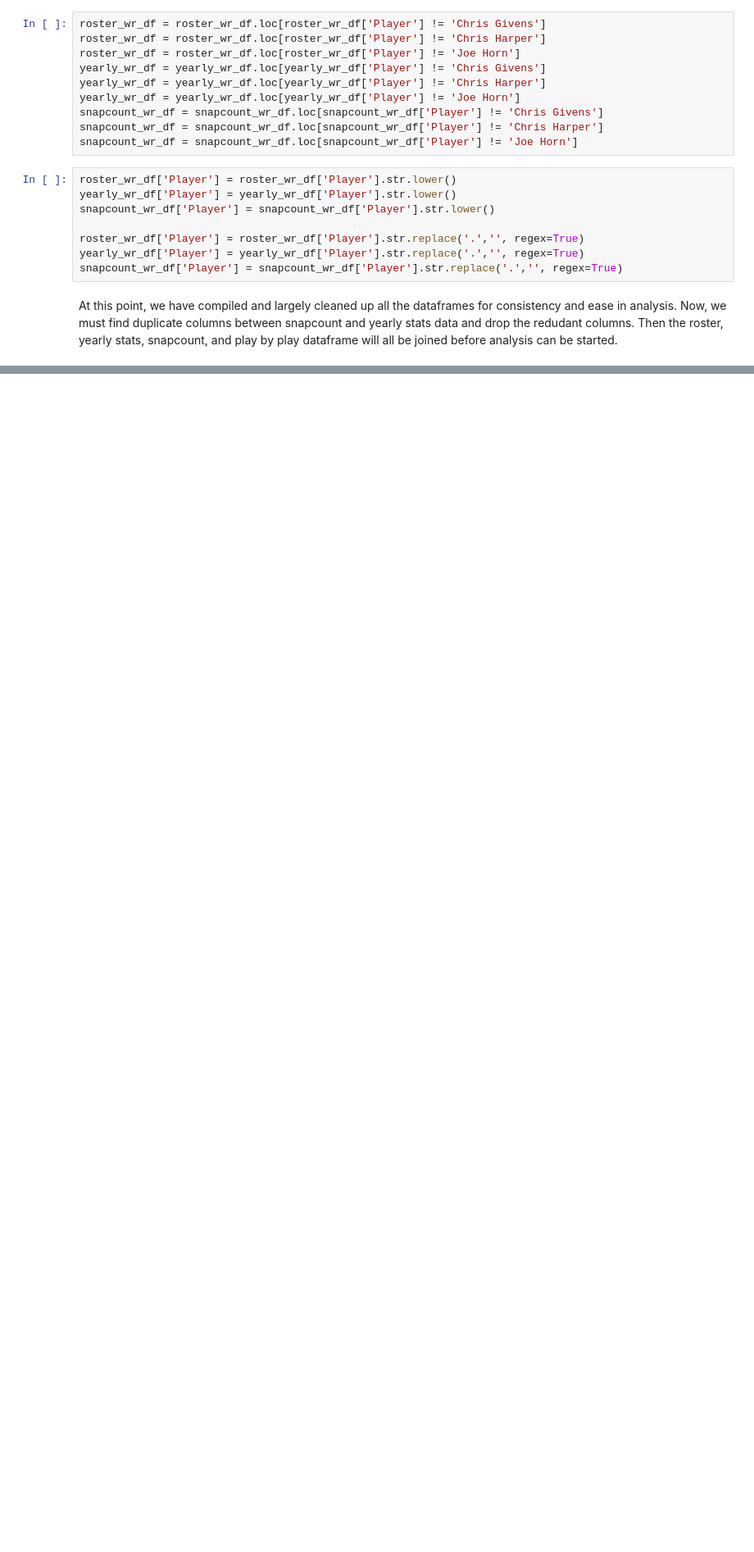
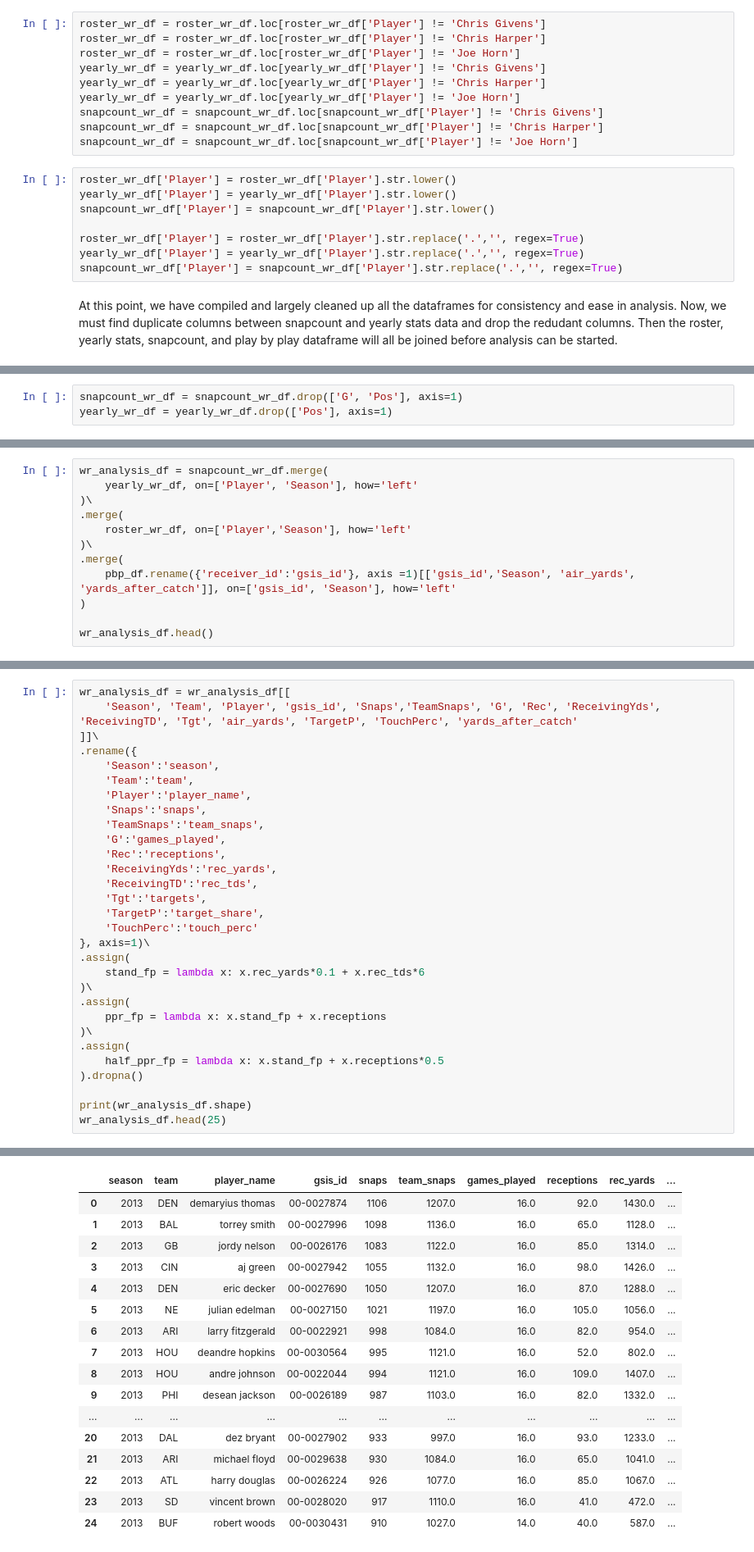
Before and after one commit to kumajimmy/fantasy_footballl_22, a Jupyter notebook: regression_analysis_WR_2022.ipynb, the cells around one changed output, grey strips where cells are left out. Shown at 82% size. Drawn from its saved outputs; the diff is of its cells as text; blank space fills up the shorter version.

```diff
--- a/regression_analysis_WR_2022.ipynb
+++ b/regression_analysis_WR_2022.ipynb
@@ -178,0 +194,3 @@ At this point, we have compiled and largely cleaned up all the dataframes for co
+# %%
+snapcount_wr_df = snapcount_wr_df.drop(['G', 'Pos'], axis=1)
+yearly_wr_df = yearly_wr_df.drop(['Pos'], axis=1)
@@ -178,0 +207,12 @@ At this point, we have compiled and largely cleaned up all the dataframes for co
+# %%
+wr_analysis_df = snapcount_wr_df.merge(
+    yearly_wr_df, on=['Player', 'Season'], how='left'
+)\
+.merge(
+    roster_wr_df, on=['Player','Season'], how='left'
+)\
+.merge(
+    pbp_df.rename({'receiver_id':'gsis_id'}, axis =1)[['gsis_id','Season', 'air_yards', 'yards_after_catch']], on=['gsis_id', 'Season'], how='left'
+)
+
+wr_analysis_df.head()
@@ -178,0 +234,31 @@ At this point, we have compiled and largely cleaned up all the dataframes for co
+# %%
+wr_analysis_df = wr_analysis_df[[
+    'Season', 'Team', 'Player', 'gsis_id', 'Snaps','TeamSnaps', 'G', 'Rec', 'ReceivingYds', 'ReceivingTD', 'Tgt', 'air_yards', 'TargetP', 'TouchPerc', 'yards_after_catch'
+]]\
+.rename({
+    'Season':'season',
+    'Team':'team',
+    'Player':'player_name',
+    'Snaps':'snaps',
+    'TeamSnaps':'team_snaps',
+    'G':'games_played',
+    'Rec':'receptions',
+    'ReceivingYds':'rec_yards',
+    'ReceivingTD':'rec_tds',
+    'Tgt':'targets',
+    'TargetP':'target_share',
+    'TouchPerc':'touch_perc'
+}, axis=1)\
+.assign(
+    stand_fp = lambda x: x.rec_yards*0.1 + x.rec_tds*6
+)\
+.assign(
+    ppr_fp = lambda x: x.stand_fp + x.receptions
+)\
+.assign(
+    half_ppr_fp = lambda x: x.stand_fp + x.receptions*0.5
+).dropna()
+
+print(wr_analysis_df.shape)
+wr_analysis_df.head(25)
+# %% [output]
@@ -178,0 +266,17 @@ At this point, we have compiled and largely cleaned up all the dataframes for co
+|  | season | team | player_name | gsis_id | snaps | team_snaps | games_played | receptions | rec_yards | ... |
+| 0 | 2013 | DEN | demaryius thomas | 00-0027874 | 1106 | 1207.0 | 16.0 | 92.0 | 1430.0 | ... |
+| 1 | 2013 | BAL | torrey smith | 00-0027996 | 1098 | 1136.0 | 16.0 | 65.0 | 1128.0 | ... |
+| 2 | 2013 | GB | jordy nelson | 00-0026176 | 1083 | 1122.0 | 16.0 | 85.0 | 1314.0 | ... |
+| 3 | 2013 | CIN | aj green | 00-0027942 | 1055 | 1132.0 | 16.0 | 98.0 | 1426.0 | ... |
+| 4 | 2013 | DEN | eric decker | 00-0027690 | 1050 | 1207.0 | 16.0 | 87.0 | 1288.0 | ... |
+| 5 | 2013 | NE | julian edelman | 00-0027150 | 1021 | 1197.0 | 16.0 | 105.0 | 1056.0 | ... |
+| 6 | 2013 | ARI | larry fitzgerald | 00-0022921 | 998 | 1084.0 | 16.0 | 82.0 | 954.0 | ... |
+| 7 | 2013 | HOU | deandre hopkins | 00-0030564 | 995 | 1121.0 | 16.0 | 52.0 | 802.0 | ... |
+| 8 | 2013 | HOU | andre johnson | 00-0022044 | 994 | 1121.0 | 16.0 | 109.0 | 1407.0 | ... |
+| 9 | 2013 | PHI | desean jackson | 00-0026189 | 987 | 1103.0 | 16.0 | 82.0 | 1332.0 | ... |
+| ... | ... | ... | ... | ... | ... | ... | ... | ... | ... | ... |
+| 20 | 2013 | DAL | dez bryant | 00-0027902 | 933 | 997.0 | 16.0 | 93.0 | 1233.0 | ... |
+| 21 | 2013 | ARI | michael floyd | 00-0029638 | 930 | 1084.0 | 16.0 | 65.0 | 1041.0 | ... |
+| 22 | 2013 | ATL | harry douglas | 00-0026224 | 926 | 1077.0 | 16.0 | 85.0 | 1067.0 | ... |
+| 23 | 2013 | SD | vincent brown | 00-0028020 | 917 | 1110.0 | 16.0 | 41.0 | 472.0 | ... |
+| 24 | 2013 | BUF | robert woods | 00-0030431 | 910 | 1027.0 | 14.0 | 40.0 | 587.0 | ... |
```
Also changed, not shown: parts of 10 cells of this notebook, 1 other file.
